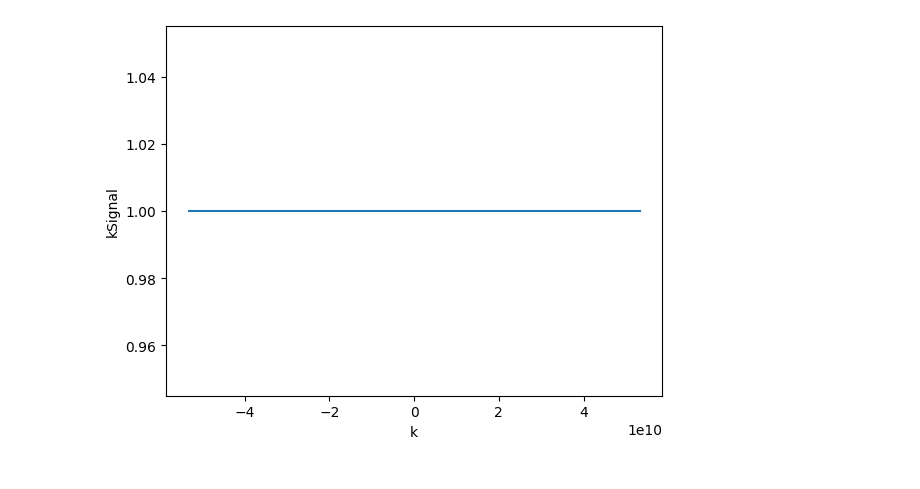
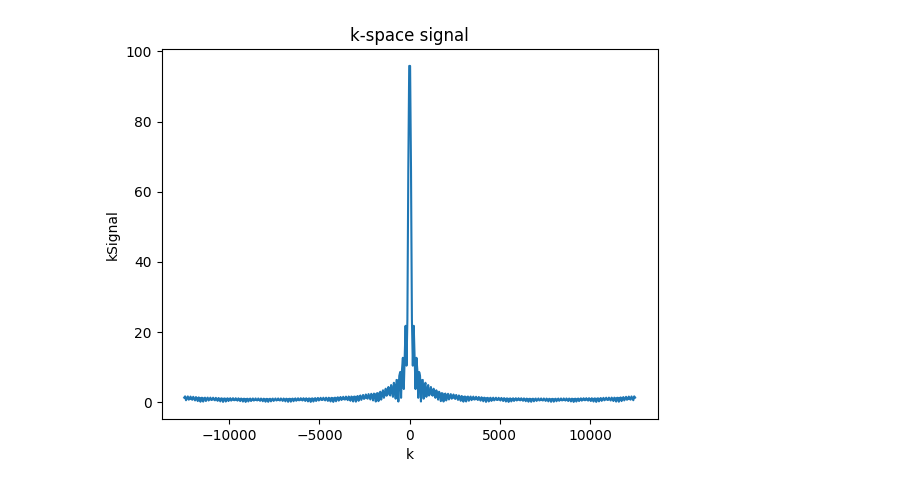
Before and after one commit to MaxStrey/Martinos_MR, a Jupyter notebook: Martinos_project/phantom_generation/phantom_3.ipynb, the cells around one changed output. Saved outputs shown, nothing was run; the diff lists cells and outputs as text; code cells hidden in the pictures.

```diff
--- a/Martinos_project/phantom_generation/phantom_3.ipynb
+++ b/Martinos_project/phantom_generation/phantom_3.ipynb
@@ -5,13 +5,13 @@ import matplotlib.pyplot as plt
 
 N_spins = 500  # Number of spins in the phantom
 # # Create the phantom
-# The phantom is rect pulse of size 100
+#The phantom is rect pulse of size 100
+phantom = np.zeros(N_spins, dtype=np.complex128)  # All spins start at zero
+pulse_end = 200 + 100
+phantom[200:pulse_end] = 1  # Set the pulse to the desired amplitude
+
 # phantom = np.zeros(N_spins, dtype=np.complex128)  # All spins start at zero
-# pulse_end = 200 + 100
-# phantom[200:pulse_end] = 1  # Set the pulse to the desired amplitude
-
-phantom = np.zeros(N_spins, dtype=np.complex128)  # All spins start at zero
-phantom[250] = 1  # Set the delta function to the desired amplitude
+# phantom[250] = 1  # Set the delta function to the desired amplitude
 
 # x = np.arange(N_spins)  # Generate an array of indices
 # phantom = 2 * np.exp(1j * (2 * np.pi * 5 * x / N_spins  + 0))  # Generate a complex sine wave with the desired frequency, amplitude, and phase
@@ -19,11 +19,12 @@ phantom[250] = 1  # Set the delta function to the desired amplitude
 # Plot the initial state of the phantom
 plt.figure()
 plt.plot(phantom.real)
+plt.title('Phantom')
 plt.xlabel('Spin number')
 plt.ylabel('Magnetization')
 plt.show()
 
 gamma = 42.58e6  # Gyromagnetic ratio for hydrogen in Hz/T
-Gx = 0.029356505401596993  # Gradient strength in T/m
+Gx = 0.029356505401596993*10  # Gradient strength in T/m
 B0 = 1.0  # B0 field in T
 # %% [output]
@@ -31,32 +32,33 @@ B0 = 1.0  # B0 field in T
 # %%
 # RF pulse
 angle = np.pi / 2  # 90 degree flip
 phantom *= np.exp(1j * angle)  # Rotate each spin by 90 degrees
 
 tau = 2e-3
 time = np.linspace(-tau/2,tau/2,N_spins)
-Gx_values = time*gamma*Gx  # Gx field, non-uniform
+Gx_values = time*Gx  # Gx field, non-uniform
 
 kx = gamma * Gx_values  # k-space trajectory
 
 k_signal = np.zeros_like(kx, dtype=np.complex128)
 FOV = .2  # meters
 
 x_values = np.linspace(-FOV / 2, FOV / 2, N_spins)  # Assuming spins are evenly spaced
 
 
 for i, k in enumerate(kx):
     k_signal[i] = np.sum(phantom * np.exp(-1j  * k * x_values))  # k-space signal is sum of all spins
 
 # Take an fftshift of the k-space signal
-k_signal_shifted = np.fft.fftshift(k_signal)
+
 
 
 # Plot the k-space signal
 plt.figure()
-plt.plot(kx, np.abs(k_signal_shifted))
+plt.plot(kx, np.abs(k_signal))
+plt.title('k-space signal')
 plt.xlabel('k')
 plt.ylabel('kSignal')
 plt.show()
 # %% [output]
-[figure, old version]
+[figure, new version]
```
Also changed, not shown: parts of 6 cells of this notebook, 1 other file.
